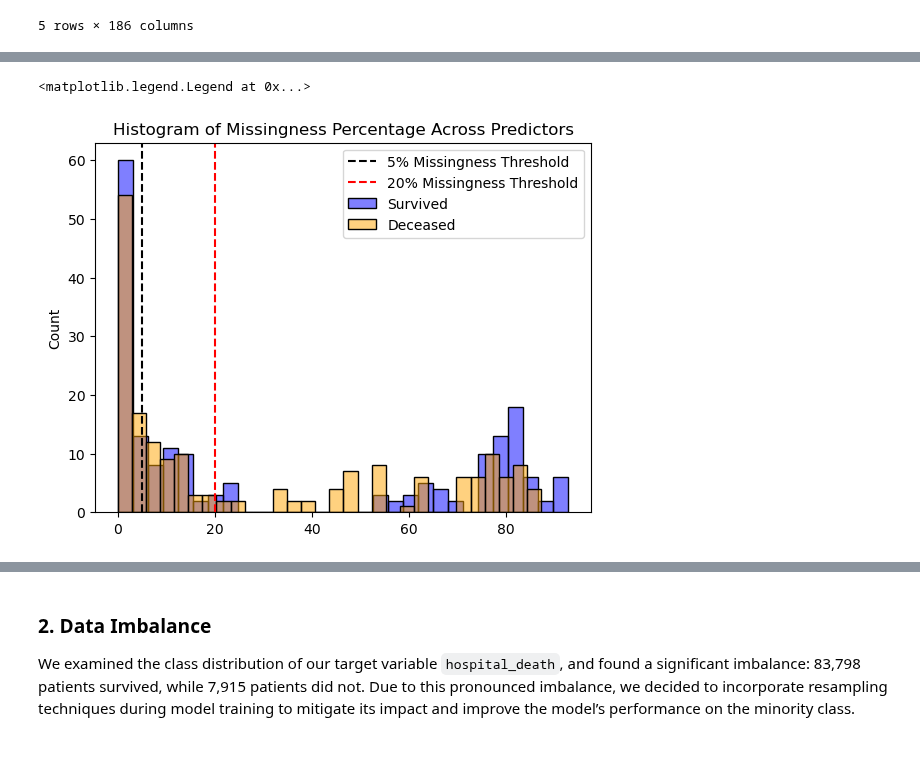
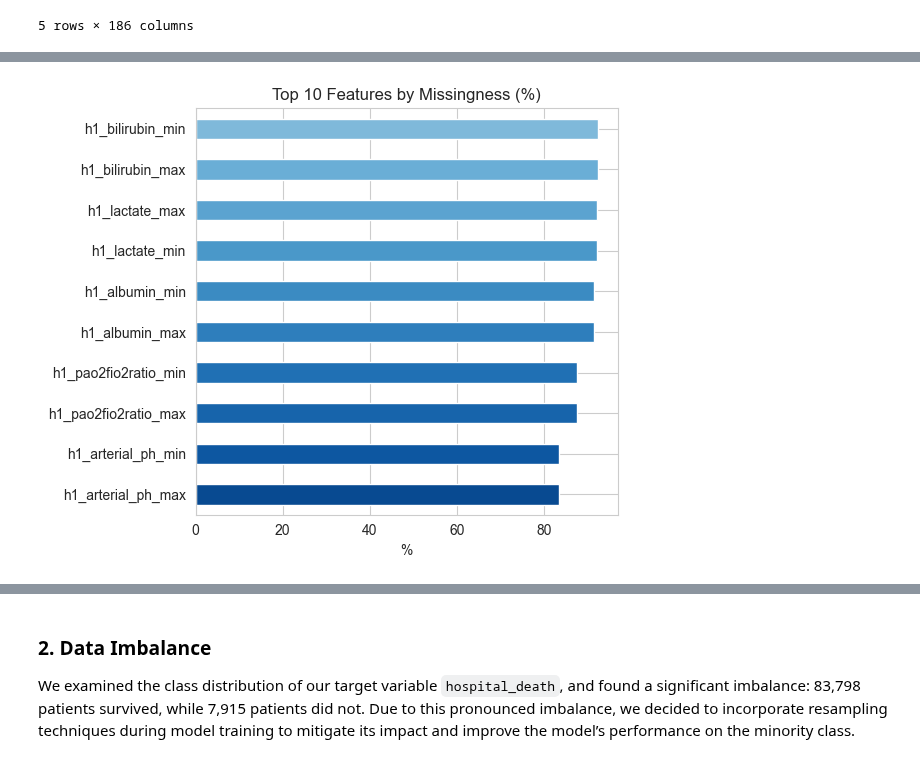
Before and after one commit to cindyrenxy/ac209a-project, a Jupyter notebook: ac209a_project.ipynb, the cells around one changed output, grey strips where cells are left out. Saved outputs shown, nothing was run; the diff lists cells and outputs as text; code cells hidden in the pictures.

Commit message:
Add a quick check of data collinearity by heatmap. Identify the top10 missing data category.

```diff
--- a/ac209a_project.ipynb
+++ b/ac209a_project.ipynb
@@ -81,15 +52,12 @@ Percentage of missingness in hospital_death: 0.0
-# %%
-# visualize percentage of missingness by response variable
-df_survived = df[df['hospital_death'] == 0]
-df_deceased = df[df['hospital_death'] == 1]
-
-fig, ax = plt.subplots()
-sns.histplot(df_survived.isna().mean() * 100, bins=30, ax=ax, color='blue', alpha=0.5, label='Survived')
-sns.histplot(df_deceased.isna().mean() * 100, bins=30, ax=ax, color='orange', alpha=0.5, label='Deceased')
-ax.axvline(x=5, color='k', linestyle='--', label='5% Missingness Threshold')
-ax.axvline(x=20, color='red', linestyle='--', label='20% Missingness Threshold')
-ax.set_title("Histogram of Missingness Percentage Across Predictors")
-ax.legend()
-# %% [output]
-<matplotlib.legend.Legend at 0x...>
-[figure, removed]
+# %%
+colors = plt.cm.Blues(np.linspace(0.45, 0.9, 10))
+na_percent = df.drop(columns=['hospital_death'], errors='ignore').isna().mean()*100
+ax = (na_percent.sort_values(ascending=False)
+      .head(10)
+      .plot(kind='barh', figsize=(6,5), color=colors))
+ax.invert_yaxis()
+ax.set_title("Top 10 Features by Missingness (%)")
+ax.set_xlabel("%")
+plt.tight_layout()
+# %% [output]
+[figure, added]
```
Also changed, not shown: parts of 8 cells of this notebook.
